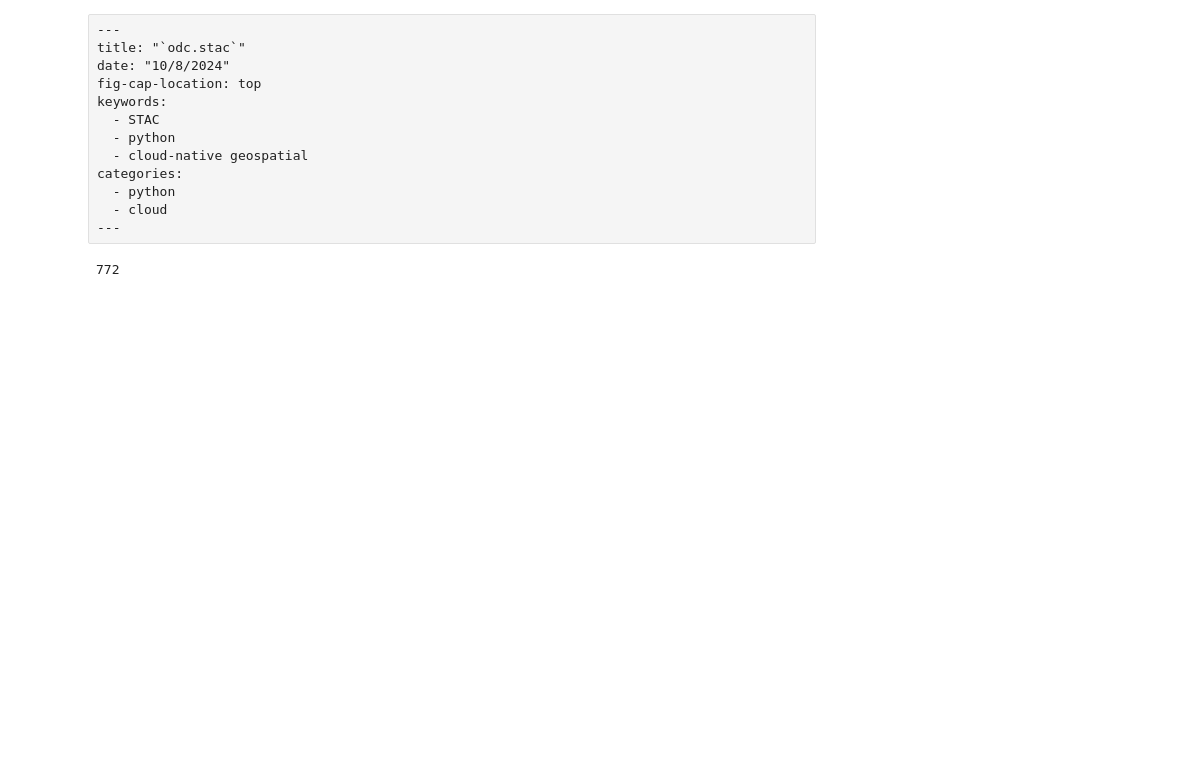
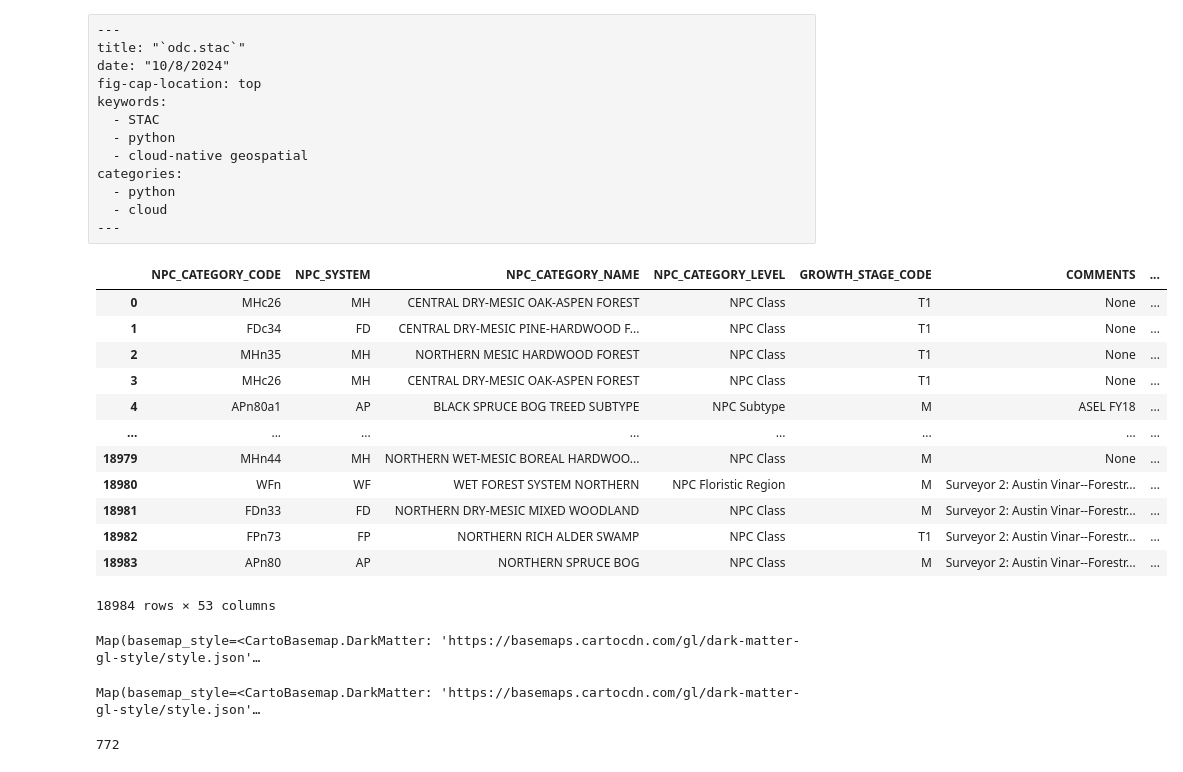
Before and after one commit to hrodmn/hrodmn.dev, a Jupyter notebook: posts/odc_stac/index.ipynb, the cells around one changed output. Drawn from its saved outputs; the diff is of its cells as text; code cells hidden in the pictures; blank space fills up the shorter version.

Commit message:
start adding model input data

```diff
--- a/posts/odc_stac/index.ipynb
+++ b/posts/odc_stac/index.ipynb
@@ -65,5 +64,34 @@ transformer_4326 = pyproj.Transformer.from_crs(
 )
 
 bbox_4326 = transform(transformer_4326.transform, aoi).bounds
+# %%
+ecs_gpkg_dsn = "/vsizip/vsicurl/https://resources.gisdata.mn.gov/pub/gdrs/data/pub/us_mn_state_dnr/biota_dnr_forestry_npc_obs/gpkg_biota_dnr_forestry_npc_obs.zip/biota_dnr_forestry_npc_obs.gpkg"
+
+gdf = gpd.read_file(ecs_gpkg_dsn, layer="NPC_TRANSECTS")
+gdf
+# %% [output]
+|  | NPC_CATEGORY_CODE | NPC_SYSTEM | NPC_CATEGORY_NAME | NPC_CATEGORY_LEVEL | GROWTH_STAGE_CODE | COMMENTS | ... |
+| 0 | MHc26 | MH | CENTRAL DRY-MESIC OAK-ASPEN FOREST | NPC Class | T1 | None | ... |
+| 1 | FDc34 | FD | CENTRAL DRY-MESIC PINE-HARDWOOD F... | NPC Class | T1 | None | ... |
+| 2 | MHn35 | MH | NORTHERN MESIC HARDWOOD FOREST | NPC Class | T1 | None | ... |
+| 3 | MHc26 | MH | CENTRAL DRY-MESIC OAK-ASPEN FOREST | NPC Class | T1 | None | ... |
+| 4 | APn80a1 | AP | BLACK SPRUCE BOG TREED SUBTYPE | NPC Subtype | M | ASEL FY18 | ... |
+| ... | ... | ... | ... | ... | ... | ... | ... |
+| 18979 | MHn44 | MH | NORTHERN WET-MESIC BOREAL HARDWOO... | NPC Class | M | None | ... |
+| 18980 | WFn | WF | WET FOREST SYSTEM NORTHERN | NPC Floristic Region | M | Surveyor 2: Austin Vinar--Forestr... | ... |
+| 18981 | FDn33 | FD | NORTHERN DRY-MESIC MIXED WOODLAND | NPC Class | M | Surveyor 2: Austin Vinar--Forestr... | ... |
+| 18982 | FPn73 | FP | NORTHERN RICH ALDER SWAMP | NPC Class | T1 | Surveyor 2: Austin Vinar--Forestr... | ... |
+| 18983 | APn80 | AP | NORTHERN SPRUCE BOG | NPC Class | M | Surveyor 2: Austin Vinar--Forestr... | ... |
+18984 rows × 53 columns
+# %%
+lonboard.viz(gdf[["NPC_CATEGORY_CODE", "OBSERVER1", "OBSERVER2", "geometry"]])
+# %% [output]
+Map(basemap_style=<CartoBasemap.DarkMatter: 'https://basemaps.cartocdn.com/gl/dark-matter-gl-style/style.json'…
+# %%
+ecoregion_shp_dsn = "https://dmap-prod-oms-edc.s3.us-east-1.amazonaws.com/ORD/Ecoregions/cec_na/na_cec_eco_l2.zip"
+ecoregions = gpd.read_file(ecoregion_shp_dsn)
+lonboard.viz(ecoregions[["NA_L2NAME", "geometry"]])
+# %% [output]
+Map(basemap_style=<CartoBasemap.DarkMatter: 'https://basemaps.cartocdn.com/gl/dark-matter-gl-style/style.json'…
 # %%
 item_collection_json = "hls_items.json"
```
Also changed, not shown: parts of 5 cells of this notebook.
